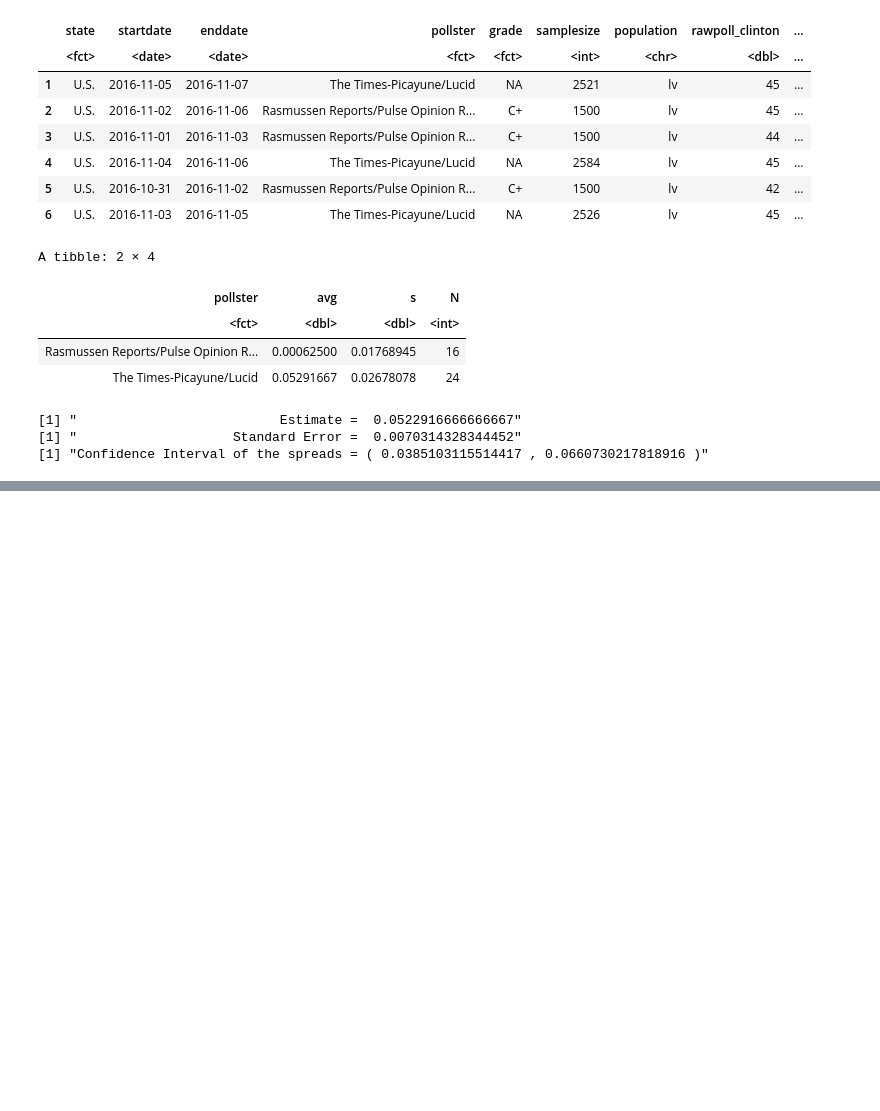
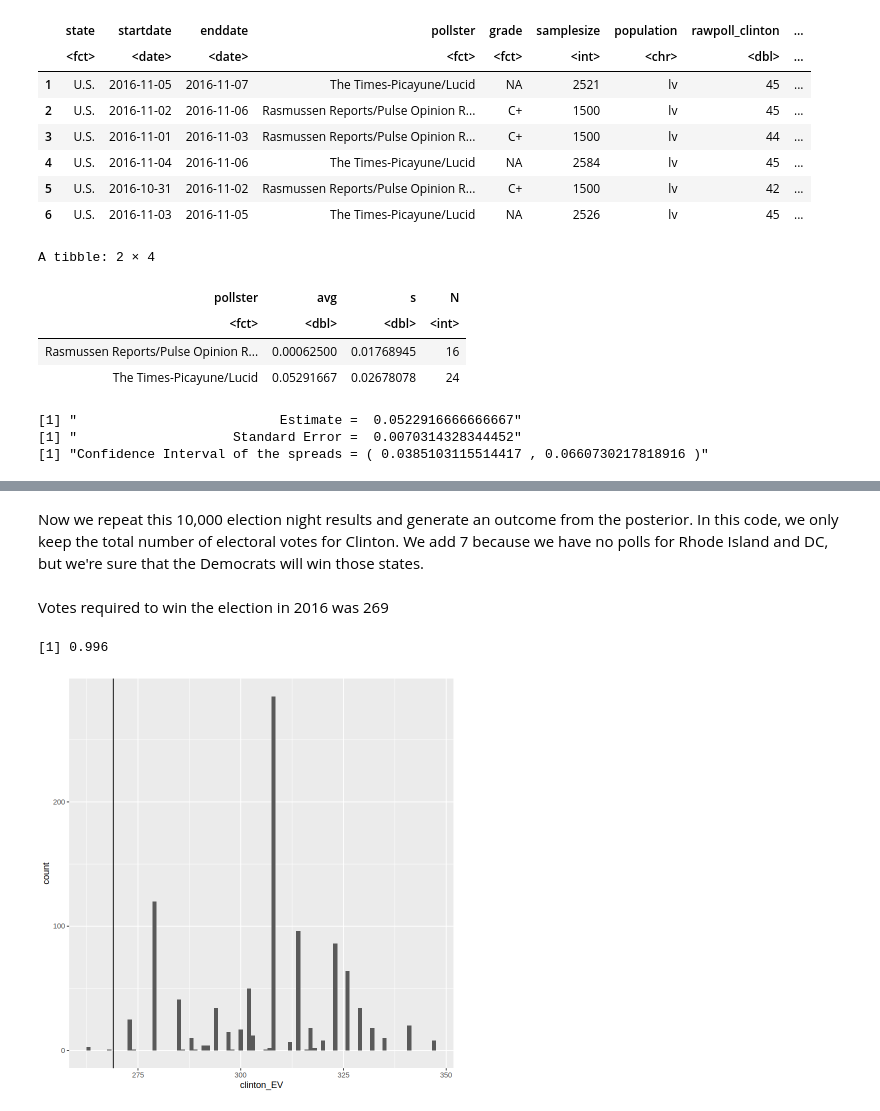
Before and after one commit to benitojpc/data-science-infering-modeling, a Jupyter notebook: Inference-Modeling.ipynb, the cells around one changed output, grey strips where cells are left out. Cells and saved outputs as stored; diff of their text form; code cells hidden in the pictures; blank space fills up the shorter version.

```diff
--- a/Inference-Modeling.ipynb
+++ b/Inference-Modeling.ipynb
@@ -2791,0 +3810,9 @@ A tibble: 2 × 4
+# %%
+results <- polls_us_election_2016 %>%
+            filter( state != "U.S." & !grepl( "CD", state ) &
+                    enddate >= "2016-10-31" &
+                    (grade %in% c( "A+", "A", "A-", "B+" ) | is.na( grade ) ) ) %>%
+            mutate( spread= rawpoll_clinton/100 - rawpoll_trump/100 ) %>%
+            group_by( state ) %>%
+            summarize( avg=mean(spread), sd=sd(spread), n=n() ) %>%
+            mutate( state=as.character(state) )
@@ -2791,0 +3855,3 @@ A tibble: 2 × 4
+# %%
+results <- left_join( results, results_us_election_2016, by="state" )
+head( results, 5 )
@@ -2791,0 +3869,4 @@ A tibble: 2 × 4
+# %%
+results <- results %>%
+                mutate( sd=ifelse(is.na(sd), median(results$sd, na.rm=TRUE), sd) )
+head( results, 5 )
@@ -2791,0 +3915,29 @@ A tibble: 2 × 4
+# %% [markdown]
+Now we repeat this 10,000 election night results and generate an outcome from the posterior. In this code, we only keep the total number of electoral votes for Clinton. We add 7 because we have no polls for Rhode Island and DC, but we're sure that the Democrats will win those states.
+# %%
+mu <- 0
+tau <- 0.02
+
+clinton_EV <- replicate( 1000, {
+    results %>% mutate( sigma=sd/sqrt(n),
+                        B=sigma^2 / (sigma^2 + tau^2),
+                        posterior_mean=(B*mu + (1-B)*avg),
+                        posterior_se=sqrt(1/(1/sigma^2 + 1/tau^2)),
+                        simulated_result=rnorm( length(posterior_mean), posterior_mean, posterior_se),
+                        clinton=ifelse( simulated_result > 0, electoral_votes, 0)
+                        ) %>%
+                summarize( clinton=sum(clinton) ) %>%
+                .$clinton+7
+})
+# %% [markdown]
+Votes required to win the election in 2016 was 269
+# %%
+mean( clinton_EV > 269 )
+
+data.frame( clinton_EV ) %>%
+    ggplot( aes(clinton_EV) ) +
+    geom_histogram( binwidth=1 ) +
+    geom_vline( xintercept=269 )
+# %% [output]
+[1] 0.996
+[figure, added]
```
Also changed, not shown: parts of 211 cells of this notebook, 11 other files.
